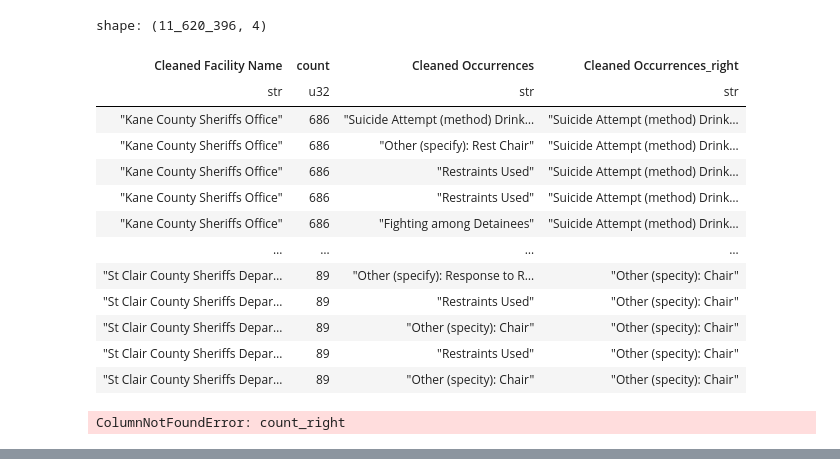
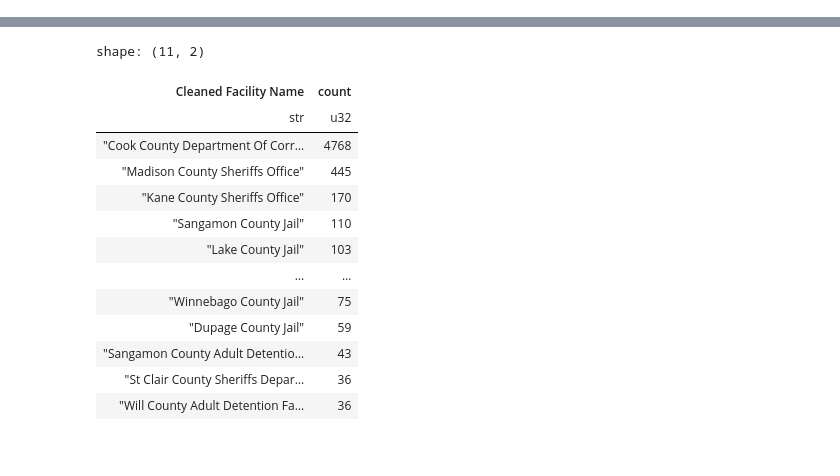
Before and after one commit to mansueto-institute/jail-events, a Jupyter notebook: src/jail-events/notebooks/ganon_cleaning.ipynb, the cells around one changed output, grey strips where cells are left out. Saved outputs shown, nothing was run; the diff lists cells and outputs as text; code cells hidden in the pictures.

```diff
--- a/src/jail-events/notebooks/ganon_cleaning.ipynb
+++ b/src/jail-events/notebooks/ganon_cleaning.ipynb
@@ -387,20 +436,3 @@ restraints_chart
 [interactive output not drawn]
 # %%
 restraints_table = restraints_table.filter(pl.col("Cleaned Facility Name") != "null").join(top_counties, on="Cleaned Facility Name")
-
-restraints_table
-# %% [output]
-shape: (11_620_396, 4)
-| Cleaned Facility Name | count | Cleaned Occurrences | Cleaned Occurrences_right |
-| str | u32 | str | str |
-| "Kane County Sheriffs Office" | 686 | "Suicide Attempt (method) Drink… | "Suicide Attempt (method) Drink… |
-| "Kane County Sheriffs Office" | 686 | "Other (specify): Rest Chair" | "Suicide Attempt (method) Drink… |
-| "Kane County Sheriffs Office" | 686 | "Restraints Used" | "Suicide Attempt (method) Drink… |
-| "Kane County Sheriffs Office" | 686 | "Restraints Used" | "Suicide Attempt (method) Drink… |
-| "Kane County Sheriffs Office" | 686 | "Fighting among Detainees" | "Suicide Attempt (method) Drink… |
-| … | … | … | … |
-| "St Clair County Sheriffs Depar… | 89 | "Other (specify): Response to R… | "Other (specity): Chair" |
-| "St Clair County Sheriffs Depar… | 89 | "Restraints Used" | "Other (specity): Chair" |
-| "St Clair County Sheriffs Depar… | 89 | "Other (specity): Chair" | "Other (specity): Chair" |
-| "St Clair County Sheriffs Depar… | 89 | "Restraints Used" | "Other (specity): Chair" |
-| "St Clair County Sheriffs Depar… | 89 | "Other (specity): Chair" | "Other (specity): Chair" |
@@ -428,7 +466,7 @@ footnote = alt.Chart(pl.DataFrame({
     color="gray"
 ).encode(
     x=alt.value(0),
-    y=alt.value(390),  # just below the chart (chart height + some offset)
+    y=alt.value(440),  # just below the chart (chart height + some offset)
     text="text:N"
 )
 
@@ -439,8 +477,6 @@ restraints_perc_chart = alt.layer(
 ).configure_view(
     stroke=None  # removes box around the chart
 )
-# %% [output]
-ColumnNotFoundError: count_right
 # %%
 restraints_perc_chart
 # %% [output]
@@ -448,7 +484,7 @@ restraints_perc_chart
 # %%
 pattern = r"\bFighting among Detainees\b"
 
-fighting_table = samples_df.filter(
+fighting_table = top_counties.filter(
     pl.col("Cleaned Occurrences").str.contains(pattern)
 )
 
@@ -457,16 +493,16 @@ fighting_table = (
         pl.col("Cleaned Facility Name").value_counts(sort=True)
     )
     .unnest("Cleaned Facility Name")
-    .head(21)
+    .head(11)
 )
 
-fighting_table = fighting_table.filter(pl.col("Cleaned Facility Name") != "null").join(top_counties, on="Cleaned Facility Name")
+fighting_table_table = fighting_table.filter(pl.col("Cleaned Facility Name") != "")
 
 fighting_chart = alt.Chart(fighting_table).mark_bar().encode(
     x=alt.X("count:Q", title="Count"),
     y=alt.Y("Cleaned Facility Name:N", title="Jail").sort('-x')
 ).properties(
-    title="Top Jails for Fighting among Detainees Usage"
+    title="Top Jails for Fighting among Detainees"
 )
 
 # Footnote as a separate text chart
@@ -483,7 +519,7 @@ footnote = alt.Chart(pl.DataFrame({
     color="gray"
 ).encode(
     x=alt.value(0),
-    y=alt.value(430),  # just below the chart (chart height + some offset)
+    y=alt.value(250),  # just below the chart (chart height + some offset)
     text="text:N"
 )
 
@@ -494,6 +530,23 @@ fighting_chart = alt.layer(
 ).configure_view(
     stroke=None  # removes box around the chart
 )
+# %%
+fighting_table
+# %% [output]
+shape: (11, 2)
+| Cleaned Facility Name | count |
+| str | u32 |
+| "Cook County Department Of Corr… | 4768 |
+| "Madison County Sheriffs Office" | 445 |
+| "Kane County Sheriffs Office" | 170 |
+| "Sangamon County Jail" | 110 |
+| "Lake County Jail" | 103 |
+| … | … |
+| "Winnebago County Jail" | 75 |
+| "Dupage County Jail" | 59 |
+| "Sangamon County Adult Detentio… | 43 |
+| "St Clair County Sheriffs Depar… | 36 |
+| "Will County Adult Detention Fa… | 36 |
 # %%
 fighting_chart
 # %% [output]
```
Also changed, not shown: parts of 17 cells of this notebook.
